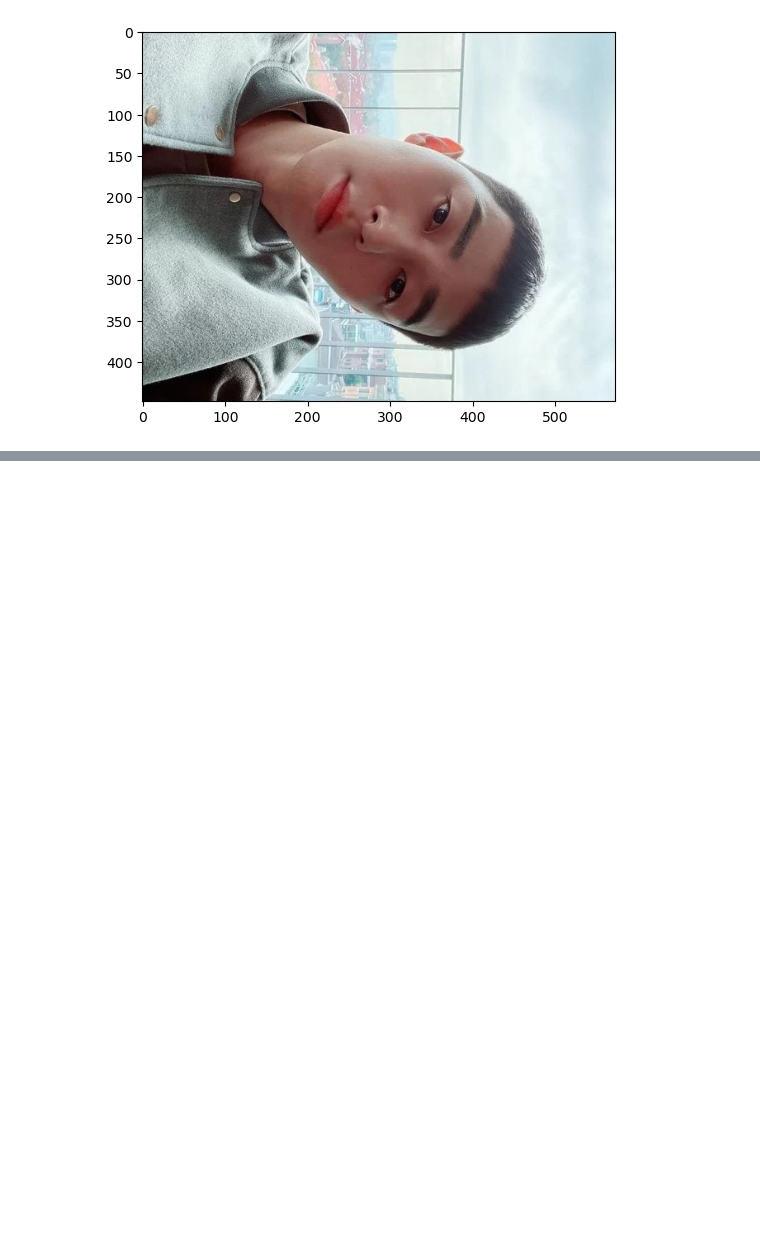
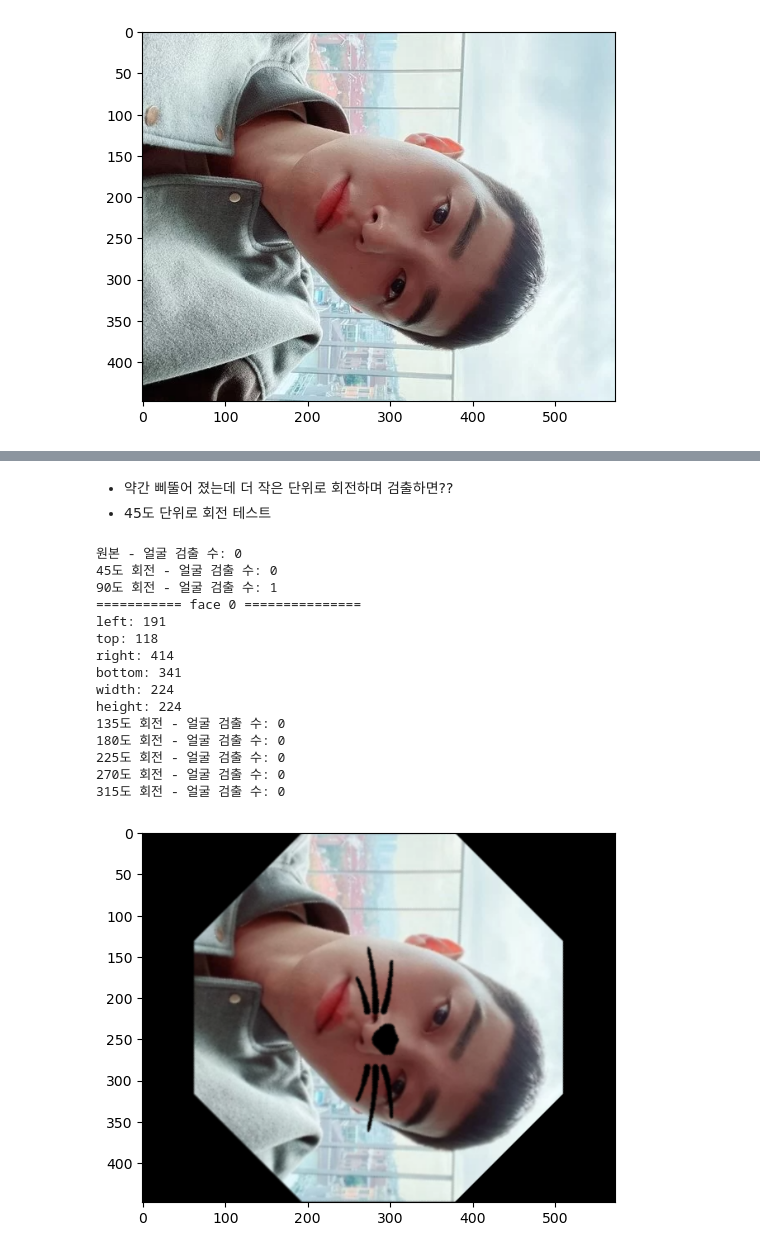
Before and after one commit to yoonseok-eo/AIFFEL, a Jupyter notebook: Ex06_QEUST/ex06_project.ipynb, the cells around one changed output, grey strips where cells are left out. Saved outputs shown, nothing was run; the diff lists cells and outputs as text; code cells hidden in the pictures; blank space fills up the shorter version.

```diff
--- a/Ex06_QEUST/ex06_project.ipynb
+++ b/Ex06_QEUST/ex06_project.ipynb
@@ -248,0 +276,43 @@ plt.show()
+# %% [markdown]
+- 약간 삐뚤어 졌는데 더 작은 단위로 회전하며 검출하면??
+- 45도 단위로 회전 테스트
+# %%
+def put_sticker_on_face_all(img, sticker):
+    # 원본 검출
+    print('원본 -', end=' ')
+    img_temp = put_sticker_on_face(img, sticker)
+
+    # 45도 회전 metrix
+    (h, w) = img_temp.shape[:2]
+    (cX, cY) = (w // 2, h // 2)
+    M = cv2.getRotationMatrix2D((cX, cY), 45, 1.0)
+
+    # 45도씩 7번 회전하며 검출
+    for i in range(1,8):
+        deg = i * 45
+        print('{}도 회전 -'.format(deg), end=' ')
+        # 이미지 회전 및 스티커 적용
+        img_temp = cv2.warpAffine(img_temp, M, (w, h))
+        img_temp = put_sticker_on_face(img_temp, sticker)
+    return cv2.warpAffine(img_temp, M, (w, h))
+
+img_result = put_sticker_on_face_all(img_face02, img_sticker)
+plt.imshow(cv2.cvtColor(img_result, cv2.COLOR_BGR2RGB))
+plt.show()
+# %% [output]
+원본 - 얼굴 검출 수: 0
+45도 회전 - 얼굴 검출 수: 0
+90도 회전 - 얼굴 검출 수: 1
+=========== face 0 ===============
+left: 191
+top: 118
+right: 414
+bottom: 341
+width: 224
+height: 224
+135도 회전 - 얼굴 검출 수: 0
+180도 회전 - 얼굴 검출 수: 0
+225도 회전 - 얼굴 검출 수: 0
+270도 회전 - 얼굴 검출 수: 0
+315도 회전 - 얼굴 검출 수: 0
+[figure, added]
```
Also changed, not shown: parts of 11 cells of this notebook.
